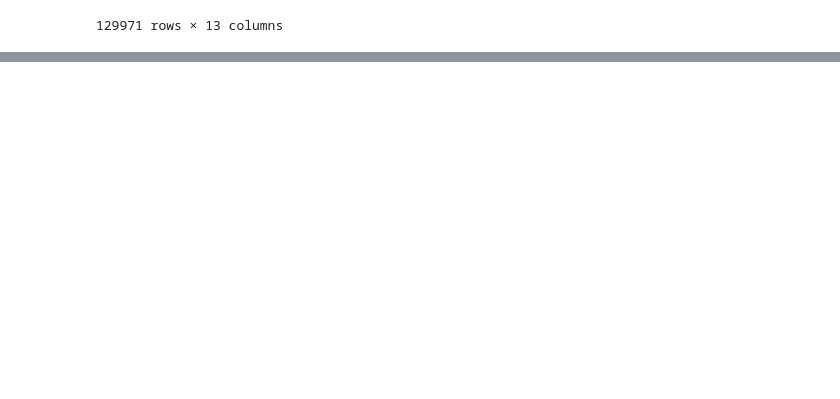
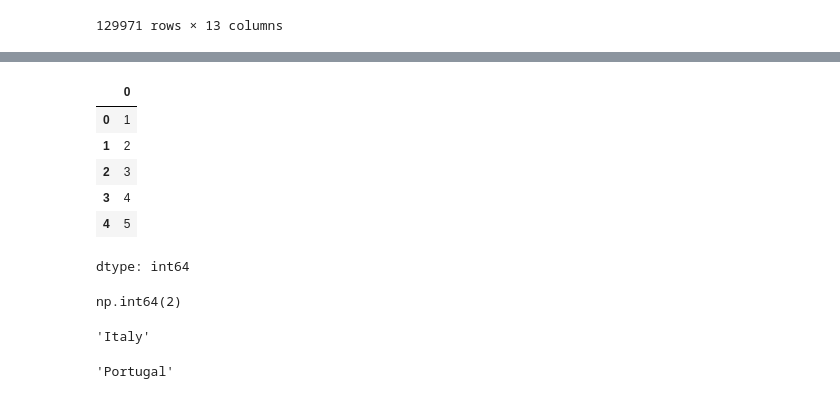
Before and after one commit to GTD2401-ACD-GA-AD26/03-pandas.ricardo-qm, a Jupyter notebook: 02. IndSelAss.ipynb, the cells around one changed output, grey strips where cells are left out. Drawn from its saved outputs; the diff is of its cells as text; code cells hidden in the pictures; blank space fills up the shorter version.

```diff
--- a/02. IndSelAss.ipynb
+++ b/02. IndSelAss.ipynb
@@ -20,0 +47,24 @@ reviews
+# %%
+dat_ser=pd.Series([1,2,3,4,5])
+# %%
+dat_ser
+# %% [output]
+|  | 0 |
+| 0 | 1 |
+| 1 | 2 |
+| 2 | 3 |
+| 3 | 4 |
+| 4 | 5 |
+dtype: int64
+# %%
+dat_ser[1]
+# %% [output]
+np.int64(2)
+# %%
+reviews['country'][0]
+# %% [output]
+'Italy'
+# %%
+reviews['country'][1]
+# %% [output]
+'Portugal'
```
Also changed, not shown: parts of 6 cells of this notebook.
